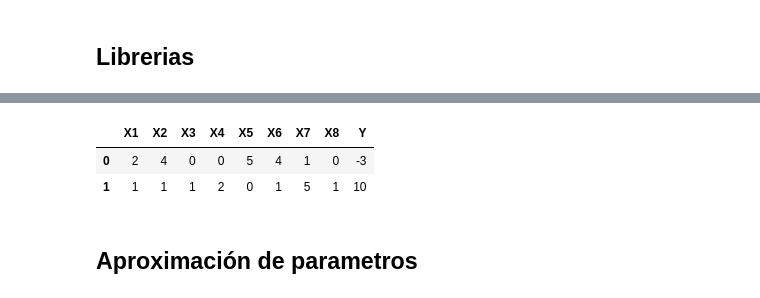
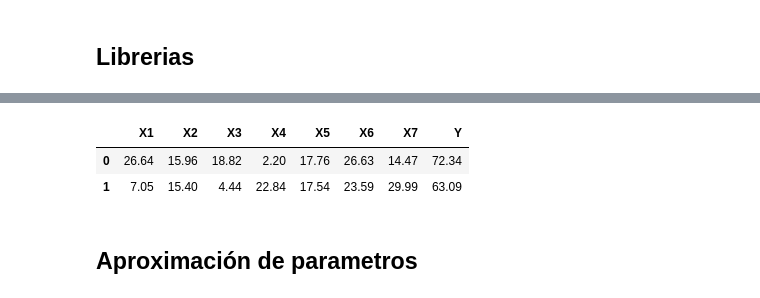
Before and after one commit to ADRIANVM117/ENSAYOS, a Jupyter notebook: actuaria/regresion_lineal/extra/regresion_multiple.ipynb, the cells around one changed output, grey strips where cells are left out. Drawn from its saved outputs; the diff is of its cells as text; code cells hidden in the pictures.

```diff
--- a/actuaria/regresion_lineal/extra/regresion_multiple.ipynb
+++ b/actuaria/regresion_lineal/extra/regresion_multiple.ipynb
@@ -7,16 +27,17 @@
 # %%
 import numpy as np
 import pandas as pd
 import scipy.stats
+from sklearn.linear_model import LinearRegression
 
 # Para este ejercicio, tomamos la muestra 1 del examen final de regresion lineal
-url = 'https://raw.githubusercontent.com/ADRIANVM117/proyectos_propios/main/actuaria/regresion_lineal/extra/prueba.csv'
+url = 'https://raw.githubusercontent.com/ADRIANVM117/proyectos_propios/main/actuaria/regresion_lineal/final/Muestra_final.csv'
 df = pd.read_csv(url)
 df.head(2)
 # %% [output]
-|  | X1 | X2 | X3 | X4 | X5 | X6 | X7 | X8 | Y |
-| 0 | 2 | 4 | 0 | 0 | 5 | 4 | 1 | 0 | -3 |
-| 1 | 1 | 1 | 1 | 2 | 0 | 1 | 5 | 1 | 10 |
+|  | X1 | X2 | X3 | X4 | X5 | X6 | X7 | Y |
+| 0 | 26.64 | 15.96 | 18.82 | 2.20 | 17.76 | 26.63 | 14.47 | 72.34 |
+| 1 | 7.05 | 15.40 | 4.44 | 22.84 | 17.54 | 23.59 | 29.99 | 63.09 |
 # %%
 datos=df.to_numpy()
 [n,m]=np.shape(datos)
```
Also changed, not shown: parts of 10 cells of this notebook.
